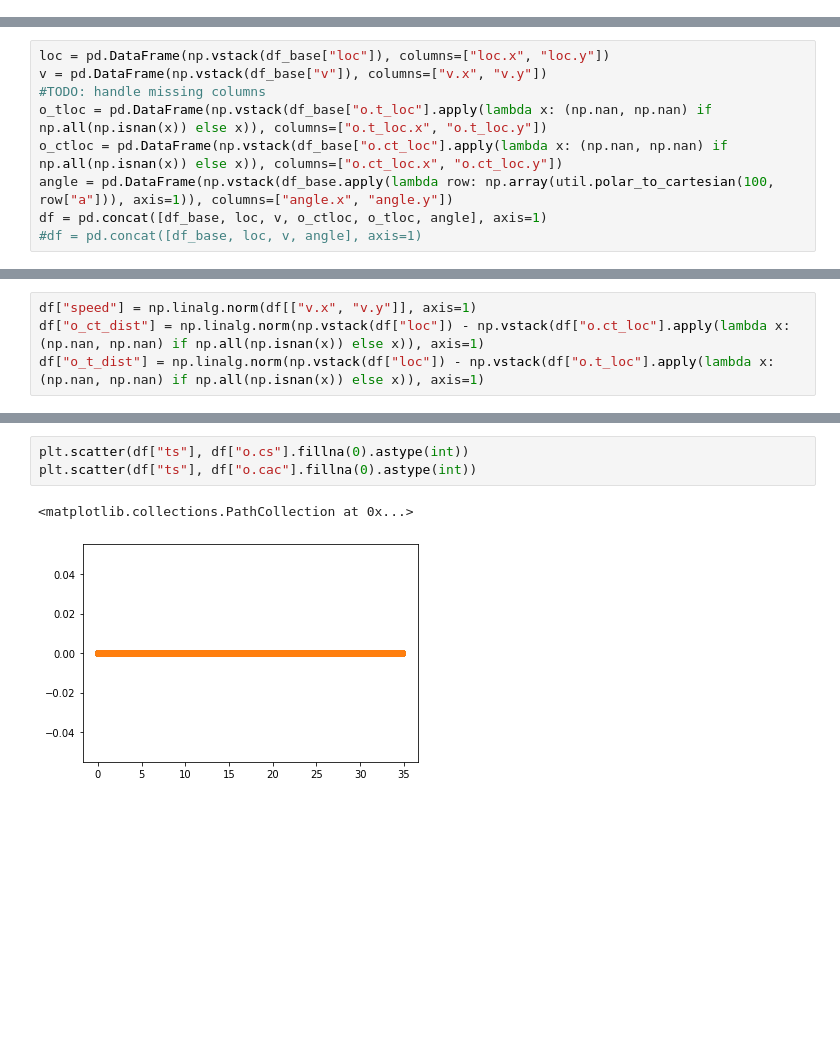
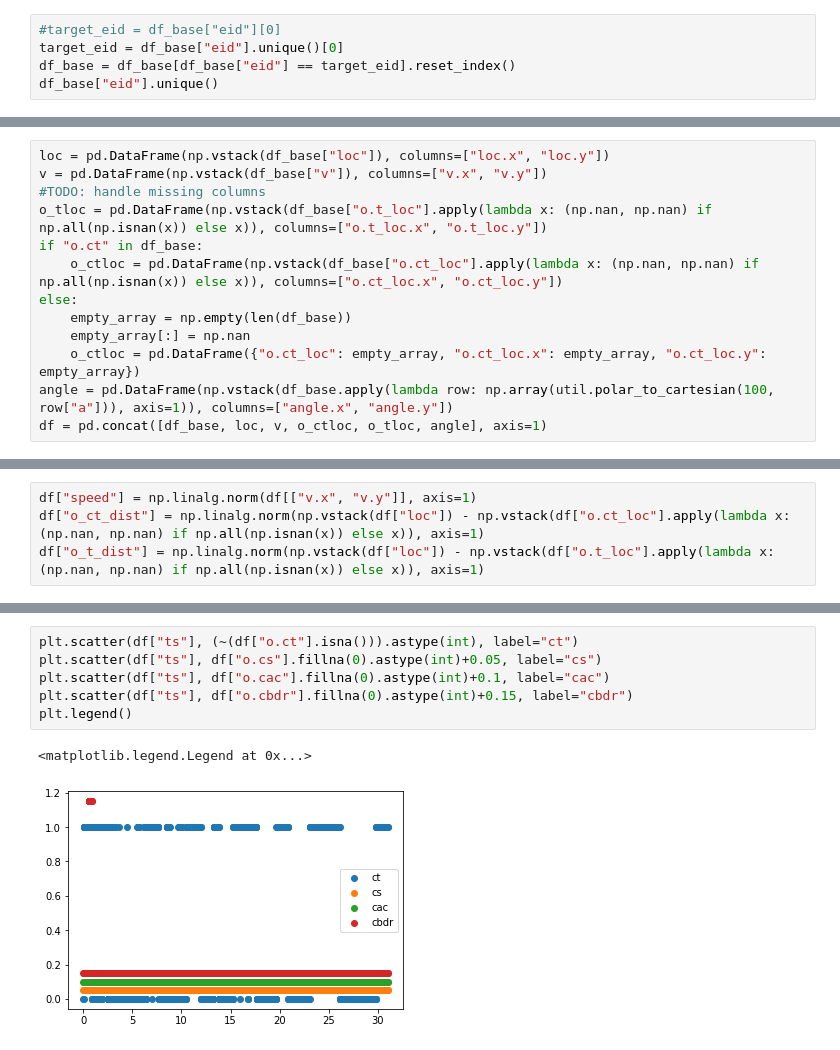
Before and after one commit to gerner/stellarpunk, a Jupyter notebook: notebook/ship_history.ipynb, the cells around one changed output, grey strips where cells are left out. Cells and saved outputs as stored; diff of their text form; blank space fills up the shorter version.

Commit message:
tuning for collision detection, especially for CBDR

```diff
--- a/notebook/ship_history.ipynb
+++ b/notebook/ship_history.ipynb
@@ -10,0 +15,5 @@ df_base = pd.json_normalize(list(json.loads(line) for line in open("/tmp/stellar
+# %%
+#target_eid = df_base["eid"][0]
+target_eid = df_base["eid"].unique()[0]
+df_base = df_base[df_base["eid"] == target_eid].reset_index()
+df_base["eid"].unique()
@@ -29,7 +40,11 @@ loc = pd.DataFrame(np.vstack(df_base["loc"]), columns=["loc.x", "loc.y"])
 v = pd.DataFrame(np.vstack(df_base["v"]), columns=["v.x", "v.y"])
 #TODO: handle missing columns
 o_tloc = pd.DataFrame(np.vstack(df_base["o.t_loc"].apply(lambda x: (np.nan, np.nan) if np.all(np.isnan(x)) else x)), columns=["o.t_loc.x", "o.t_loc.y"])
-o_ctloc = pd.DataFrame(np.vstack(df_base["o.ct_loc"].apply(lambda x: (np.nan, np.nan) if np.all(np.isnan(x)) else x)), columns=["o.ct_loc.x", "o.ct_loc.y"])
+if "o.ct" in df_base:
+    o_ctloc = pd.DataFrame(np.vstack(df_base["o.ct_loc"].apply(lambda x: (np.nan, np.nan) if np.all(np.isnan(x)) else x)), columns=["o.ct_loc.x", "o.ct_loc.y"])
+else:
+    empty_array = np.empty(len(df_base))
+    empty_array[:] = np.nan
+    o_ctloc = pd.DataFrame({"o.ct_loc": empty_array, "o.ct_loc.x": empty_array, "o.ct_loc.y": empty_array})
 angle = pd.DataFrame(np.vstack(df_base.apply(lambda row: np.array(util.polar_to_cartesian(100, row["a"])), axis=1)), columns=["angle.x", "angle.y"])
 df = pd.concat([df_base, loc, v, o_ctloc, o_tloc, angle], axis=1)
-#df = pd.concat([df_base, loc, v, angle], axis=1)
@@ -110,8 +154,11 @@ ax2.set_ylim(0,(df["ts"] - df["o.ct_ts"]).max()*1.2)
 # %%
-plt.scatter(df["ts"], df["o.cs"].fillna(0).astype(int))
-plt.scatter(df["ts"], df["o.cac"].fillna(0).astype(int))
+plt.scatter(df["ts"], (~(df["o.ct"].isna())).astype(int), label="ct")
+plt.scatter(df["ts"], df["o.cs"].fillna(0).astype(int)+0.05, label="cs")
+plt.scatter(df["ts"], df["o.cac"].fillna(0).astype(int)+0.1, label="cac")
+plt.scatter(df["ts"], df["o.cbdr"].fillna(0).astype(int)+0.15, label="cbdr")
+plt.legend()
 # %% [output]
-<matplotlib.collections.PathCollection at 0x...>
+<matplotlib.legend.Legend at 0x...>
-[figure, old version]
+[figure, new version]
 # %%
 plt.scatter(df["ts"], df["o_ct_dist"])
```
Also changed, not shown: parts of 18 cells of this notebook, 5 other files.
